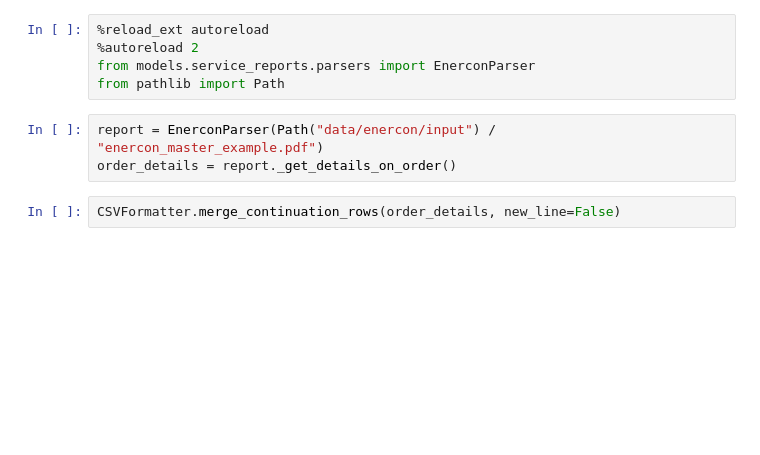
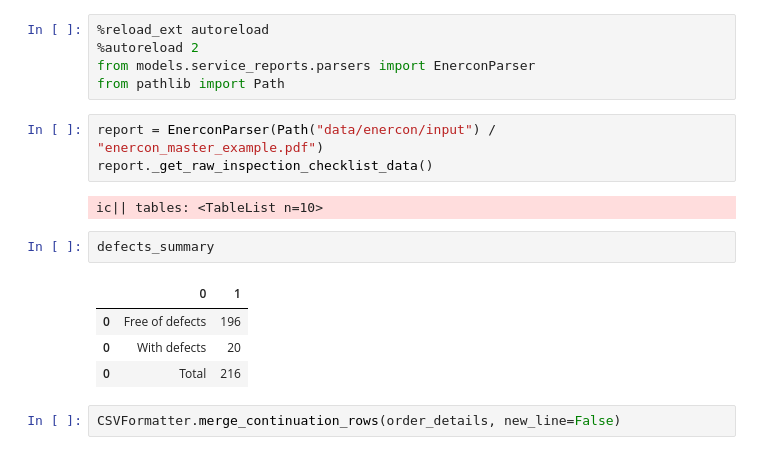
Before and after one commit to davidbreau-wpd/data_ing_cert, a Jupyter notebook: PARSER.ipynb, the cells around one changed output. Drawn from its saved outputs; the diff is of its cells as text; blank space fills up the shorter version.

Commit message:
recoding : working on get raw inspection checklist

```diff
--- a/PARSER.ipynb
+++ b/PARSER.ipynb
@@ -5,7 +5,16 @@ from models.service_reports.parsers import EnerconParser
 from pathlib import Path
 # %%
 report = EnerconParser(Path("data/enercon/input") / "enercon_master_example.pdf")
-order_details = report._get_details_on_order()
+report._get_raw_inspection_checklist_data()
+# %% [output]
+ic|| tables: <TableList n=10>
+# %%
+defects_summary
+# %% [output]
+|  | 0 | 1 |
+| 0 | Free of defects | 196 |
+| 0 | With defects | 20 |
+| 0 | Total | 216 |
 # %%
 CSVFormatter.merge_continuation_rows(order_details, new_line=False)
 # %% [output]
```
Also changed, not shown: 2 other files.
